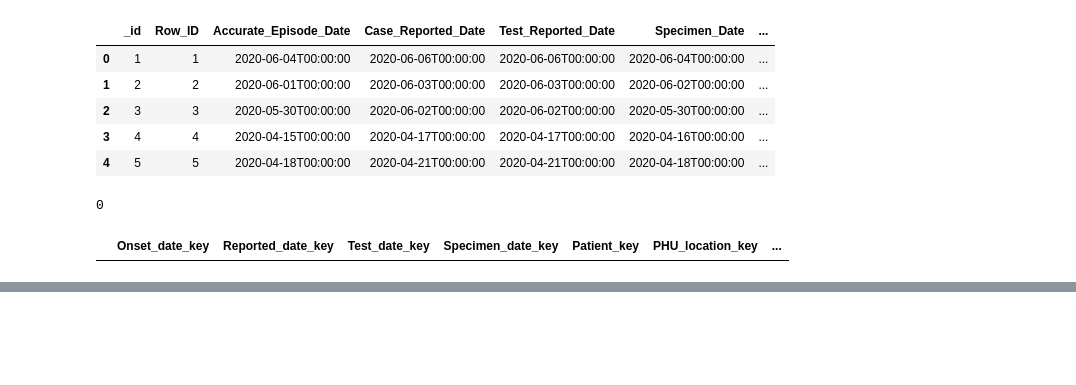
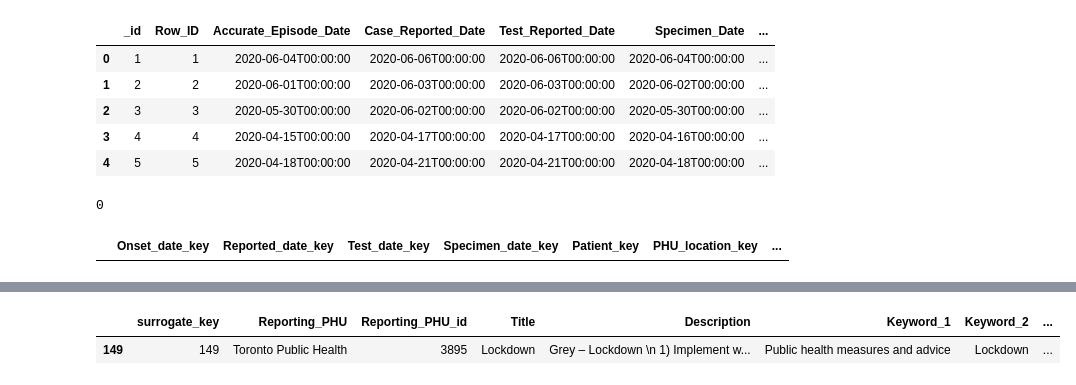
Before and after one commit to yzhao156/DS_Project, a Jupyter notebook: FactTable/Covid-19_Tracking_Fact_Table.ipynb, the cells around one changed output, grey strips where cells are left out. Drawn from its saved outputs; the diff is of its cells as text; code cells hidden in the pictures; blank space fills up the shorter version.

```diff
--- a/FactTable/Covid-19_Tracking_Fact_Table.ipynb
+++ b/FactTable/Covid-19_Tracking_Fact_Table.ipynb
@@ -123,2 +150,7 @@ fact_table["Special_measure_key"].isna().sum()
+# %%
+Special_Measures_dimension[Special_Measures_dimension["surrogate_key"]==149]
+# %% [output]
+|  | surrogate_key | Reporting_PHU | Reporting_PHU_id | Title | Description | Keyword_1 | Keyword_2 | ... |
+| 149 | 149 | Toronto Public Health | 3895 | Lockdown | Grey – Lockdown \n 1) Implement w... | Public health measures and advice | Lockdown | ... |
 # %%
 fact_table.head()
```
Also changed, not shown: parts of 14 cells of this notebook, 6 other files.
